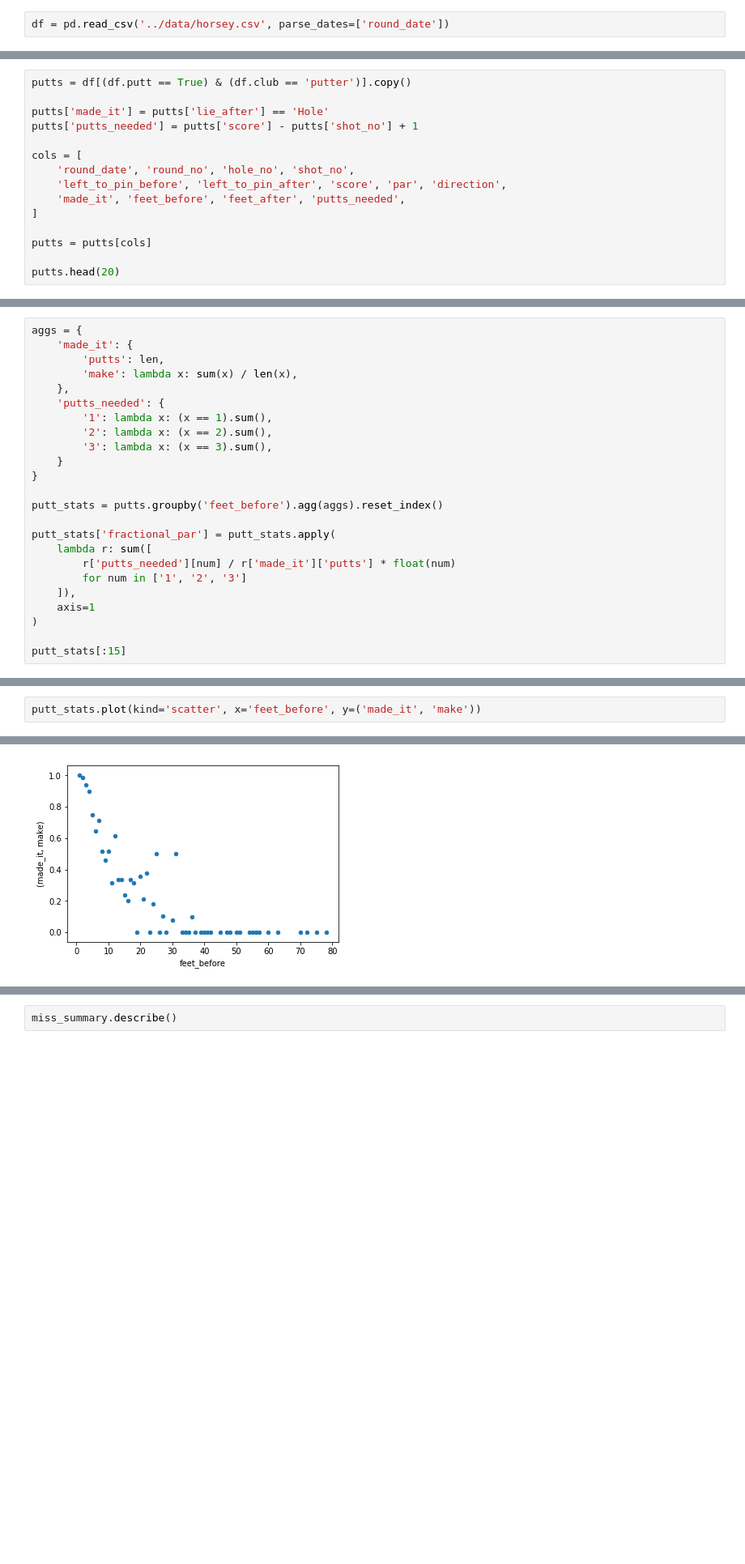
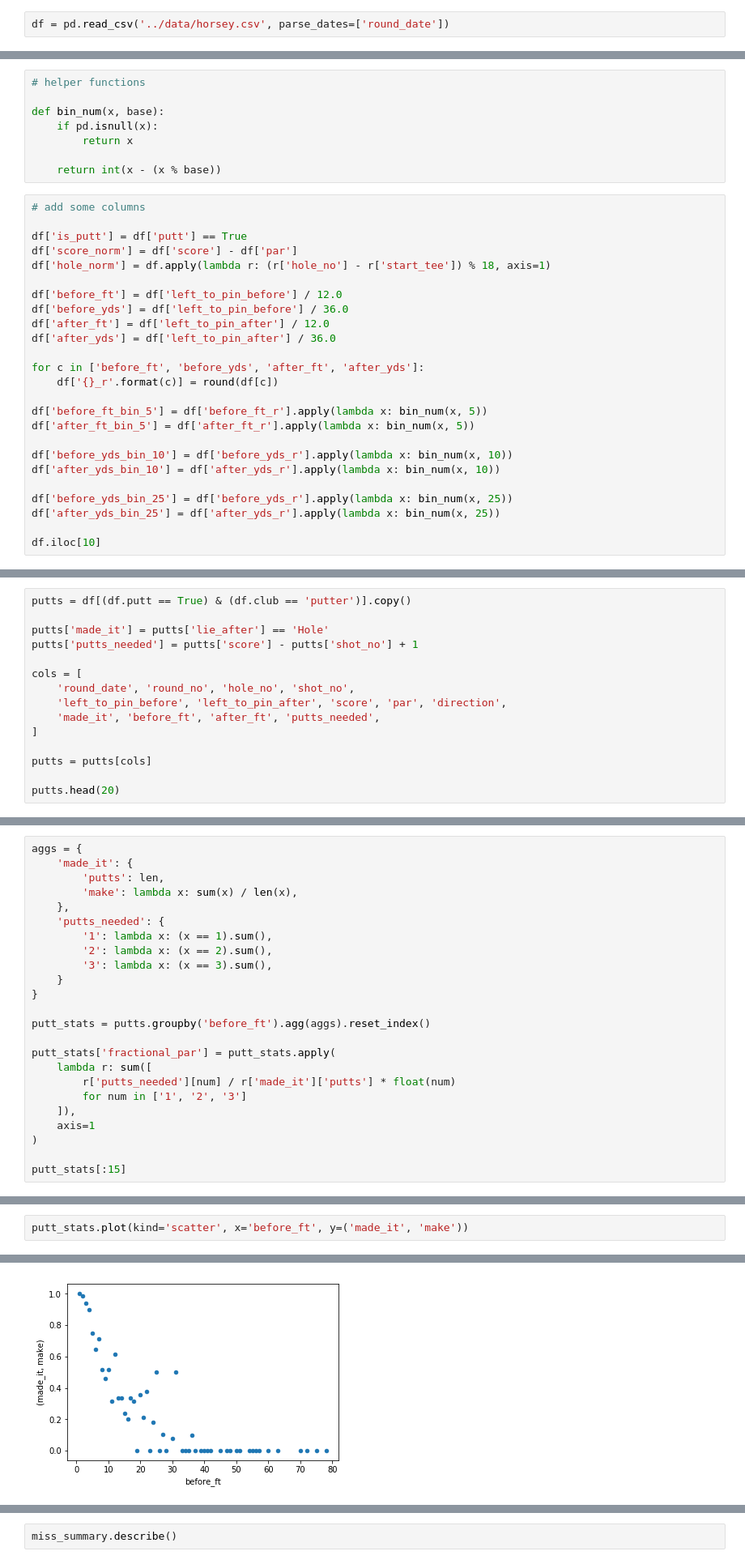
Before and after one commit to brendansudol/golf-moneyball, a Jupyter notebook: notebooks/explore.ipynb, the cells around one changed output, grey strips where cells are left out. Shown at 81% size. Drawn from its saved outputs; the diff is of its cells as text; blank space fills up the shorter version.

```diff
--- a/notebooks/explore.ipynb
+++ b/notebooks/explore.ipynb
@@ -86,0 +39,33 @@ dtype: int64
+# %%
+# helper functions
+
+def bin_num(x, base):
+    if pd.isnull(x):
+        return x
+
+    return int(x - (x % base))
+# %%
+# add some columns
+
+df['is_putt'] = df['putt'] == True
+df['score_norm'] = df['score'] - df['par']
+df['hole_norm'] = df.apply(lambda r: (r['hole_no'] - r['start_tee']) % 18, axis=1)
+
+df['before_ft'] = df['left_to_pin_before'] / 12.0
+df['before_yds'] = df['left_to_pin_before'] / 36.0
+df['after_ft'] = df['left_to_pin_after'] / 12.0
+df['after_yds'] = df['left_to_pin_after'] / 36.0
+
+for c in ['before_ft', 'before_yds', 'after_ft', 'after_yds']:
+    df['{}_r'.format(c)] = round(df[c])
+
+df['before_ft_bin_5'] = df['before_ft_r'].apply(lambda x: bin_num(x, 5))
+df['after_ft_bin_5'] = df['after_ft_r'].apply(lambda x: bin_num(x, 5))
+
+df['before_yds_bin_10'] = df['before_yds_r'].apply(lambda x: bin_num(x, 10))
+df['after_yds_bin_10'] = df['after_yds_r'].apply(lambda x: bin_num(x, 10))
+
+df['before_yds_bin_25'] = df['before_yds_r'].apply(lambda x: bin_num(x, 25))
+df['after_yds_bin_25'] = df['after_yds_r'].apply(lambda x: bin_num(x, 25))
+
+df.iloc[10]
@@ -93,7 +96,7 @@ putts['putts_needed'] = putts['score'] - putts['shot_no'] + 1
 cols = [
     'round_date', 'round_no', 'hole_no', 'shot_no',
     'left_to_pin_before', 'left_to_pin_after', 'score', 'par', 'direction',
-    'made_it', 'feet_before', 'feet_after', 'putts_needed',
+    'made_it', 'before_ft', 'after_ft', 'putts_needed',
 ]
 
 putts = putts[cols]
@@ -130,7 +133,7 @@ aggs = {
     }
 }
 
-putt_stats = putts.groupby('feet_before').agg(aggs).reset_index()
+putt_stats = putts.groupby('before_ft').agg(aggs).reset_index()
 
 putt_stats['fractional_par'] = putt_stats.apply(
     lambda r: sum([
@@ -162,8 +165,8 @@ putt_stats[:15]
 # %%
-putt_stats.plot(kind='scatter', x='feet_before', y=('made_it', 'make'))
+putt_stats.plot(kind='scatter', x='before_ft', y=('made_it', 'make'))
 # %% [output]
 <matplotlib.axes._subplots.AxesSubplot at 0x...>
-[figure, old version]
+[figure, new version]
 # %%
 putts.iloc[0]
 # %% [output]
```
Also changed, not shown: parts of 29 cells of this notebook.
